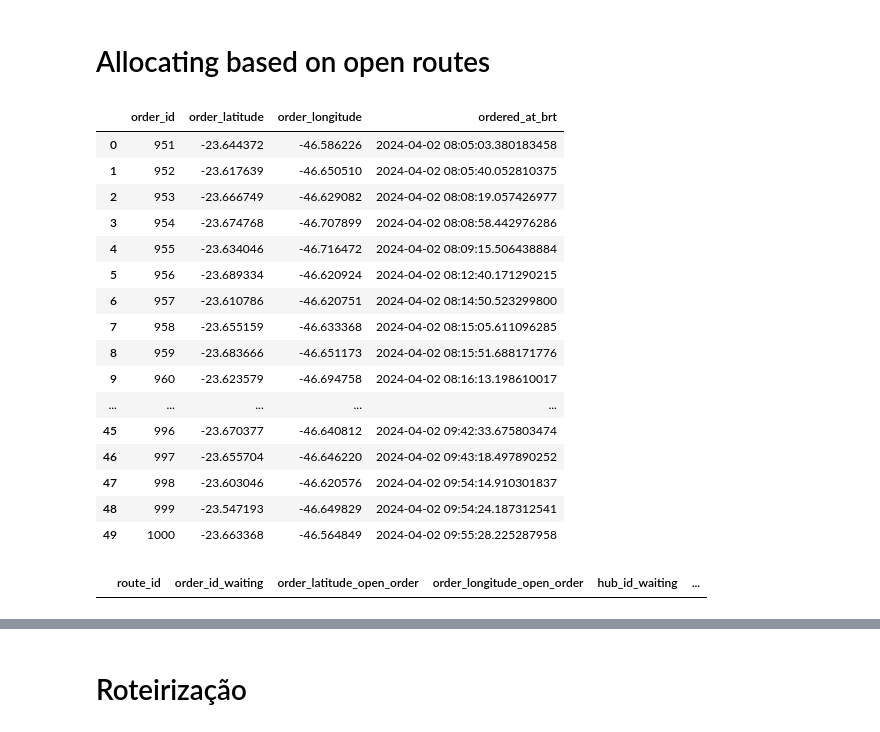
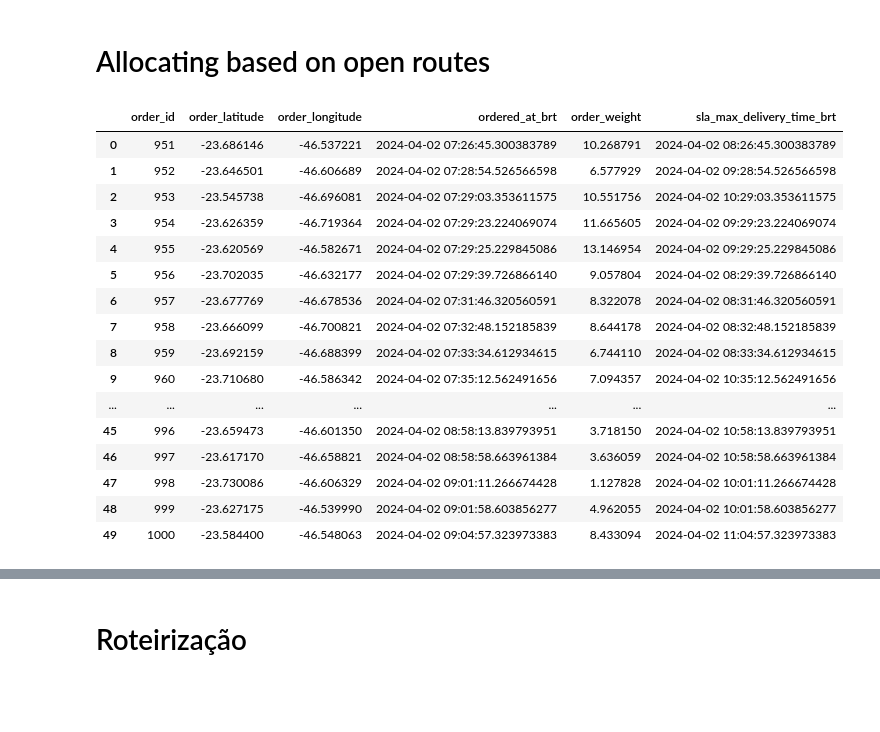
Before and after one commit to dumontezdata/demand-allocation-pocs, a Jupyter notebook: Jupyter Notebooks/Mestrado - Simulação Pedidos.ipynb, the cells around one changed output, grey strips where cells are left out. Saved outputs shown, nothing was run; the diff lists cells and outputs as text; code cells hidden in the pictures; blank space fills up the shorter version.

```diff
--- a/Jupyter Notebooks/Mestrado - Simulação Pedidos.ipynb
+++ b/Jupyter Notebooks/Mestrado - Simulação Pedidos.ipynb
@@ -11,9 +39,15 @@ import random
 # %% [markdown]
 # Parameters
 # %%
+seed=1
+np.random.seed(seed)  # Set the seed for reproducibility
 num_samples = 1000  # Number of order samples
 lambda_ = 5  # rate of occurence poisson distribution
-long_mean = -46.64801  # long center sp
+long_mean = center_lon  # long center sp
+lat_mean = center_lat  # lat center sp
+max_lat = max_lat_sp
+min_lat = min_lat_sp
+max_lon = max_lon_sp
+min_lon = min_lon_sp
 long_stddev = 0.05  # Standard deviation of longitude distribution
-lat_mean = -23.65023  # lat center sp
 lat_stddev = 0.05  # Standard deviation of the latitude distribution
@@ -106,10 +71,22 @@ See the caveats in the documentation: https://pandas.pydata.org/pandas-docs/stab
 # %%
-def generate_normal_distribution(mean, std_dev, n):
+def generate_normal_distribution(mean, std_dev, n, min_val=None, max_val=None):
     samples = np.random.normal(mean, std_dev, n)
+    if min_val is not None or max_val is not None:
+        samples = np.clip(samples, a_min=min_val, a_max=max_val)
     return samples.tolist()
 
 # Generate samples for the first distribution
-long_samples = generate_normal_distribution(long_mean, long_stddev, num_samples)
+long_samples = generate_normal_distribution(long_mean, long_stddev, num_samples,min_val=min_lon,max_val=max_lon)
 
 # Generate samples for the second distribution
-lat_samples = generate_normal_distribution(lat_mean, lat_stddev, num_samples)
+lat_samples = generate_normal_distribution(lat_mean, lat_stddev, num_samples,min_val=min_lat,max_val=max_lat)
+
+# Define the SLA time choices and their probabilities
+sla_choices = [1, 2, 3]
+sla_probs = [0.25, 0.5, 0.25]
+
+# Randomly assign SLA hours to each order
+sla_hours = np.random.choice(sla_choices, size=num_samples, p=sla_probs)
+
+# Generate order weights from a normal distribution
+order_weights = generate_normal_distribution(mean=7, std_dev=3, n=num_samples, min_val=0.01, max_val=20)
@@ -141,5 +98,8 @@ df_orders['order_id'] = [i for i in range(1, num_samples+1)]
 df_orders['order_longitude'] = long_samples
 df_orders['order_latitude'] = lat_samples
 df_orders['ordered_at_brt'] = timestamps
+df_orders['sla_hours'] = sla_hours
+df_orders['sla_max_delivery_time_brt'] = df_orders['ordered_at_brt'] + pd.to_timedelta(df_orders['sla_hours'], unit='h')
+df_orders['order_weight'] = order_weights
 df_orders
 # %% [output]
@@ -186,7 +146,7 @@ for _ in range(20):
 # %%
 num_hubs = 15
 # Generate samples for the first distribution
-longitude_values = generate_normal_distribution(long_mean, long_stddev, num_hubs)
+longitude_values = generate_normal_distribution(long_mean, long_stddev, num_hubs,min_val=min_lon,max_val=max_lon)
 
 # Generate samples for the second distribution
-latitude_values = generate_normal_distribution(lat_mean, lat_stddev, num_hubs)
+latitude_values = generate_normal_distribution(lat_mean, lat_stddev, num_hubs,min_val=min_lat,max_val=max_lat)
@@ -558,24 +530,24 @@ hubs_with_both_routes.head(20)
 # %% [markdown]
 # Allocating based on open routes
 # %%
-sample_pedidos = sorted_result.sort_values(by=['ordered_at_brt']).drop_duplicates(subset=['order_id']).tail(50)[['order_id','order_latitude','order_longitude','ordered_at_brt']].drop_duplicates(subset=['order_id']).sort_values(by=['ordered_at_brt']).reset_index(drop=True)
+sample_pedidos = sorted_result.sort_values(by=['ordered_at_brt']).drop_duplicates(subset=['order_id']).tail(50)[['order_id','order_latitude','order_longitude','ordered_at_brt','order_weight','sla_max_delivery_time_brt']].drop_duplicates(subset=['order_id']).sort_values(by=['ordered_at_brt']).reset_index(drop=True)
 sample_pedidos
 # %% [output]
-|  | order_id | order_latitude | order_longitude | ordered_at_brt |
-| 0 | 951 | -23.644372 | -46.586226 | 2024-04-02 08:05:03.380183458 |
-| 1 | 952 | -23.617639 | -46.650510 | 2024-04-02 08:05:40.052810375 |
-| 2 | 953 | -23.666749 | -46.629082 | 2024-04-02 08:08:19.057426977 |
-| 3 | 954 | -23.674768 | -46.707899 | 2024-04-02 08:08:58.442976286 |
-| 4 | 955 | -23.634046 | -46.716472 | 2024-04-02 08:09:15.506438884 |
-| 5 | 956 | -23.689334 | -46.620924 | 2024-04-02 08:12:40.171290215 |
-| 6 | 957 | -23.610786 | -46.620751 | 2024-04-02 08:14:50.523299800 |
-| 7 | 958 | -23.655159 | -46.633368 | 2024-04-02 08:15:05.611096285 |
-| 8 | 959 | -23.683666 | -46.651173 | 2024-04-02 08:15:51.688171776 |
-| 9 | 960 | -23.623579 | -46.694758 | 2024-04-02 08:16:13.198610017 |
-| ... | ... | ... | ... | ... |
-| 45 | 996 | -23.670377 | -46.640812 | 2024-04-02 09:42:33.675803474 |
-| 46 | 997 | -23.655704 | -46.646220 | 2024-04-02 09:43:18.497890252 |
-| 47 | 998 | -23.603046 | -46.620576 | 2024-04-02 09:54:14.910301837 |
-| 48 | 999 | -23.547193 | -46.649829 | 2024-04-02 09:54:24.187312541 |
-| 49 | 1000 | -23.663368 | -46.564849 | 2024-04-02 09:55:28.225287958 |
+|  | order_id | order_latitude | order_longitude | ordered_at_brt | order_weight | sla_max_delivery_time_brt |
+| 0 | 951 | -23.686146 | -46.537221 | 2024-04-02 07:26:45.300383789 | 10.268791 | 2024-04-02 08:26:45.300383789 |
+| 1 | 952 | -23.646501 | -46.606689 | 2024-04-02 07:28:54.526566598 | 6.577929 | 2024-04-02 09:28:54.526566598 |
+| 2 | 953 | -23.545738 | -46.696081 | 2024-04-02 07:29:03.353611575 | 10.551756 | 2024-04-02 10:29:03.353611575 |
+| 3 | 954 | -23.626359 | -46.719364 | 2024-04-02 07:29:23.224069074 | 11.665605 | 2024-04-02 09:29:23.224069074 |
+| 4 | 955 | -23.620569 | -46.582671 | 2024-04-02 07:29:25.229845086 | 13.146954 | 2024-04-02 09:29:25.229845086 |
+| 5 | 956 | -23.702035 | -46.632177 | 2024-04-02 07:29:39.726866140 | 9.057804 | 2024-04-02 08:29:39.726866140 |
+| 6 | 957 | -23.677769 | -46.678536 | 2024-04-02 07:31:46.320560591 | 8.322078 | 2024-04-02 08:31:46.320560591 |
+| 7 | 958 | -23.666099 | -46.700821 | 2024-04-02 07:32:48.152185839 | 8.644178 | 2024-04-02 08:32:48.152185839 |
+| 8 | 959 | -23.692159 | -46.688399 | 2024-04-02 07:33:34.612934615 | 6.744110 | 2024-04-02 08:33:34.612934615 |
+| 9 | 960 | -23.710680 | -46.586342 | 2024-04-02 07:35:12.562491656 | 7.094357 | 2024-04-02 10:35:12.562491656 |
+| ... | ... | ... | ... | ... | ... | ... |
+| 45 | 996 | -23.659473 | -46.601350 | 2024-04-02 08:58:13.839793951 | 3.718150 | 2024-04-02 10:58:13.839793951 |
+| 46 | 997 | -23.617170 | -46.658821 | 2024-04-02 08:58:58.663961384 | 3.636059 | 2024-04-02 10:58:58.663961384 |
+| 47 | 998 | -23.730086 | -46.606329 | 2024-04-02 09:01:11.266674428 | 1.127828 | 2024-04-02 10:01:11.266674428 |
+| 48 | 999 | -23.627175 | -46.539990 | 2024-04-02 09:01:58.603856277 | 4.962055 | 2024-04-02 10:01:58.603856277 |
+| 49 | 1000 | -23.584400 | -46.548063 | 2024-04-02 09:04:57.323973383 | 8.433094 | 2024-04-02 11:04:57.323973383 |
 # %%
@@ -591,8 +563,4 @@ open_routes = pd.DataFrame(columns=['route_id','order_id_waiting','order_latitud
 route_id_count = 0
-# %%
-open_routes
-# %% [output]
-|  | route_id | order_id_waiting | order_latitude_open_order | order_longitude_open_order | hub_id_waiting | ... |
 # %%
 for i in range(len(df)):
     print(df.order_id[i])
```
Also changed, not shown: parts of 56 cells of this notebook.
